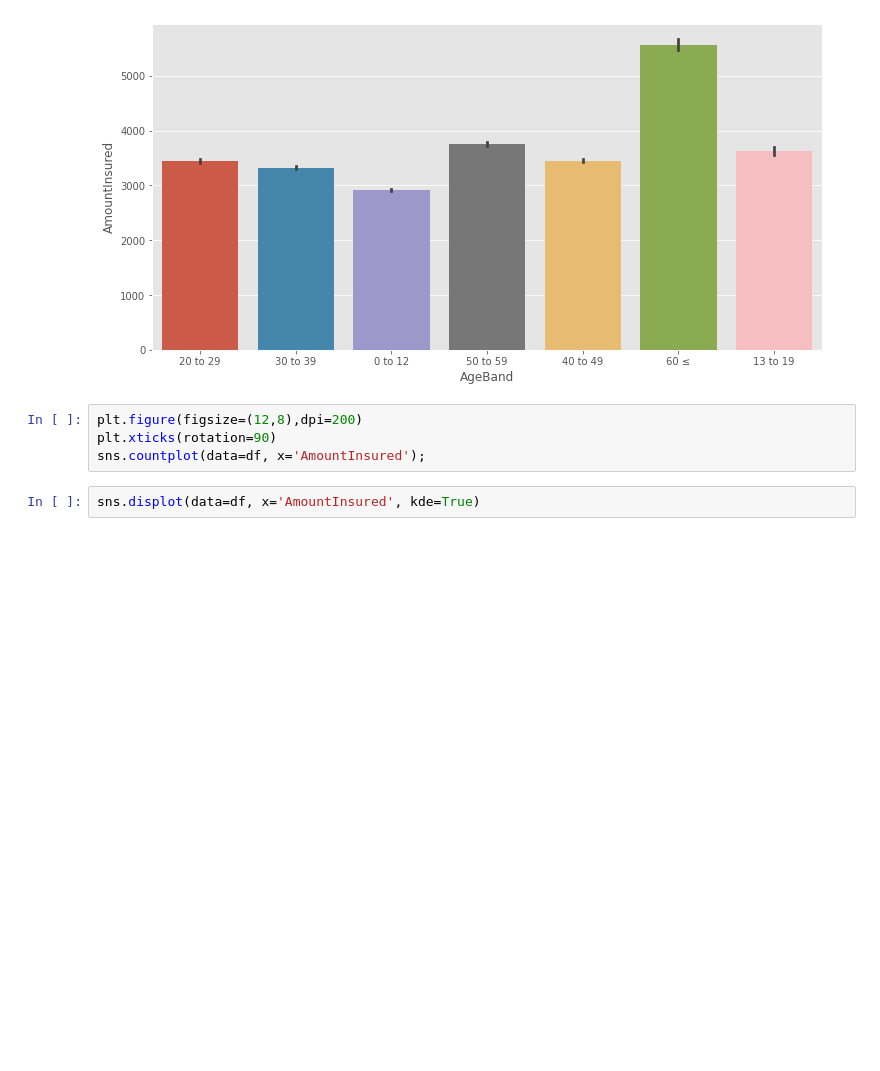
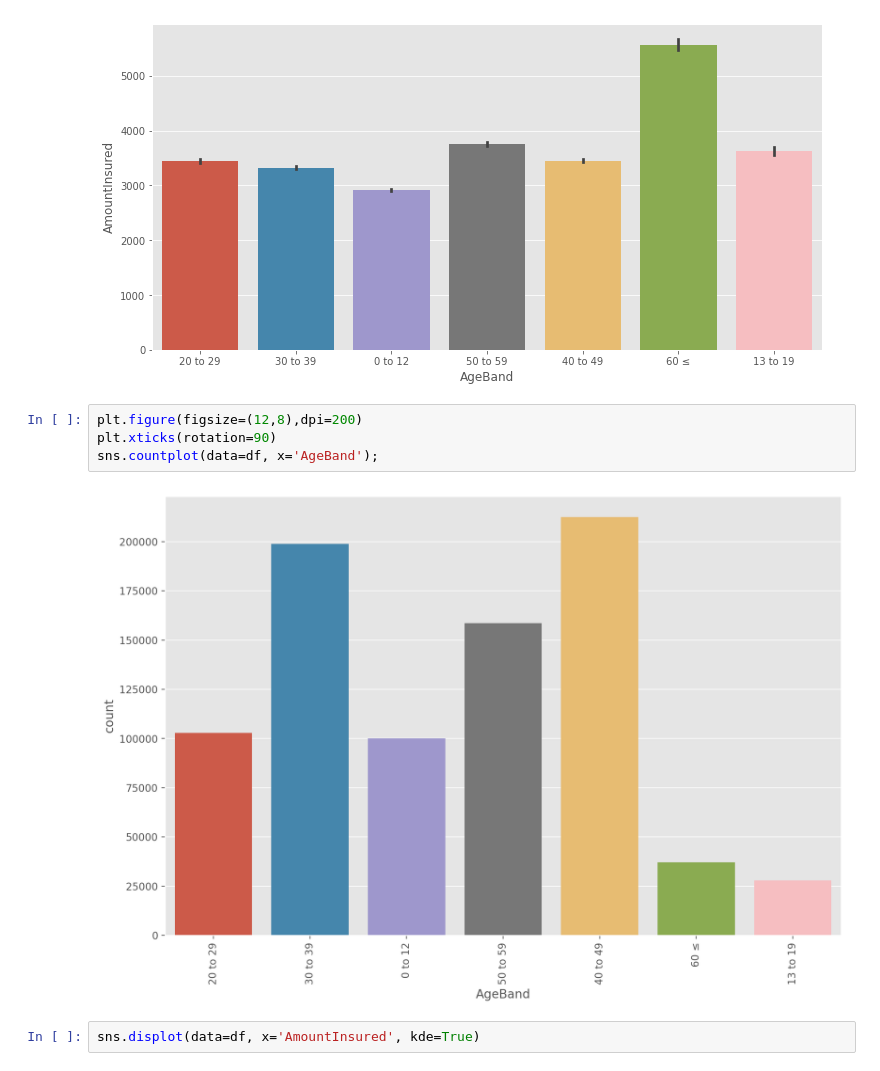
Before and after one commit to AngieChong/Research-Paper, a Jupyter notebook: P1_Prediction_of_Inpatient_Cost.ipynb, the cells around one changed output. Saved outputs shown, nothing was run; the diff lists cells and outputs as text; blank space fills up the shorter version.

```diff
--- a/P1_Prediction_of_Inpatient_Cost.ipynb
+++ b/P1_Prediction_of_Inpatient_Cost.ipynb
@@ -195,7 +195,9 @@ sns.barplot(data=df, x='AgeBand', y='AmountInsured')
 # %%
 plt.figure(figsize=(12,8),dpi=200)
 plt.xticks(rotation=90)
-sns.countplot(data=df, x='AmountInsured');
+sns.countplot(data=df, x='AgeBand');
+# %% [output]
+[figure, added]
 # %%
 sns.displot(data=df, x='AmountInsured', kde=True)
 # %% [output]
```
Also changed, not shown: parts of 4 cells of this notebook.
